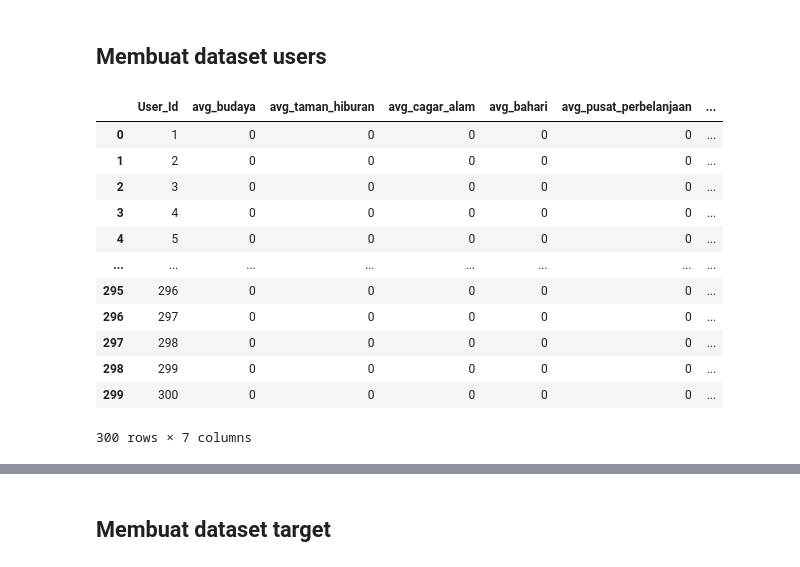
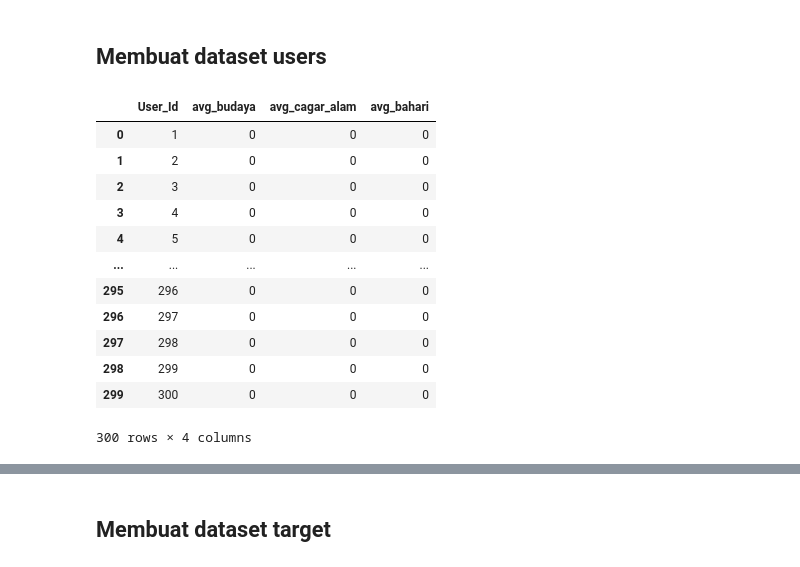
Before and after one commit to C23-PR571-Greenify/Greenify-ML, a Jupyter notebook: greenify-model.ipynb, the cells around one changed output, grey strips where cells are left out. Drawn from its saved outputs; the diff is of its cells as text; code cells hidden in the pictures.

Commit message:
change model structure, add correlation heatmap, and prediction evaluation for existing users

```diff
--- a/greenify-model.ipynb
+++ b/greenify-model.ipynb
@@ -3,6 +3,11 @@ import numpy as np
 import pandas as pd
 import seaborn as sns
 # %%
-info_tourism = pd.read_csv('./data/tourism_with_id.csv')
-tourism_rating = pd.read_csv('./data/tourism_rating.csv')
-users = pd.read_csv('./data/user.csv')
+from google.colab import drive
+drive.mount('/content/drive')
+
+path = '/content/drive/MyDrive/Colab Notebooks/data'
+
+info_tourism = pd.read_csv(f"{path}/tourism_with_id.csv")
+tourism_rating = pd.read_csv(f"{path}/tourism_rating.csv")
+users = pd.read_csv(f"{path}/user.csv")
@@ -68,3 +109,8 @@ array(['Budaya', 'Cagar Alam', 'Bahari'], dtype=object)
+# %%
+#filter data agar data dari info tourism kategori bahari, cagar alam dan budaya saja yang dipertahankan dalam tabel tourism rating dan users
+
+tourism_rating = tourism_rating.loc[tourism_rating['Place_Id'].isin(info_tourism['Place_Id'])]
+users = users.loc[users['User_Id'].isin(tourism_rating['User_Id'])]
 # %% [markdown]
 ### Missing Value
 # %%
@@ -360,27 +343,24 @@ from sklearn.model_selection import train_test_split
 # %%
 users_dataset = users.drop(['Location', 'Age'], axis=1)
 users_dataset['avg_budaya'] = 0
-users_dataset['avg_taman_hiburan'] = 0
 users_dataset['avg_cagar_alam'] = 0
 users_dataset['avg_bahari'] = 0
-users_dataset['avg_pusat_perbelanjaan'] = 0
-users_dataset['avg_tempat_ibadah'] = 0
 
 users_dataset
 # %% [output]
-|  | User_Id | avg_budaya | avg_taman_hiburan | avg_cagar_alam | avg_bahari | avg_pusat_perbelanjaan | ... |
-| 0 | 1 | 0 | 0 | 0 | 0 | 0 | ... |
-| 1 | 2 | 0 | 0 | 0 | 0 | 0 | ... |
-| 2 | 3 | 0 | 0 | 0 | 0 | 0 | ... |
-| 3 | 4 | 0 | 0 | 0 | 0 | 0 | ... |
-| 4 | 5 | 0 | 0 | 0 | 0 | 0 | ... |
-| ... | ... | ... | ... | ... | ... | ... | ... |
-| 295 | 296 | 0 | 0 | 0 | 0 | 0 | ... |
-| 296 | 297 | 0 | 0 | 0 | 0 | 0 | ... |
-| 297 | 298 | 0 | 0 | 0 | 0 | 0 | ... |
-| 298 | 299 | 0 | 0 | 0 | 0 | 0 | ... |
-| 299 | 300 | 0 | 0 | 0 | 0 | 0 | ... |
+|  | User_Id | avg_budaya | avg_cagar_alam | avg_bahari |
+| 0 | 1 | 0 | 0 | 0 |
+| 1 | 2 | 0 | 0 | 0 |
+| 2 | 3 | 0 | 0 | 0 |
+| 3 | 4 | 0 | 0 | 0 |
+| 4 | 5 | 0 | 0 | 0 |
+| ... | ... | ... | ... | ... |
+| 295 | 296 | 0 | 0 | 0 |
+| 296 | 297 | 0 | 0 | 0 |
+| 297 | 298 | 0 | 0 | 0 |
+| 298 | 299 | 0 | 0 | 0 |
+| 299 | 300 | 0 | 0 | 0 |
-300 rows × 7 columns
+300 rows × 4 columns
 # %%
 def get_avg_rating_on_category():
   df_cat = info_tourism[['Place_Id', 'Category']].reset_index(drop=True)
```
Also changed, not shown: parts of 53 cells of this notebook.
